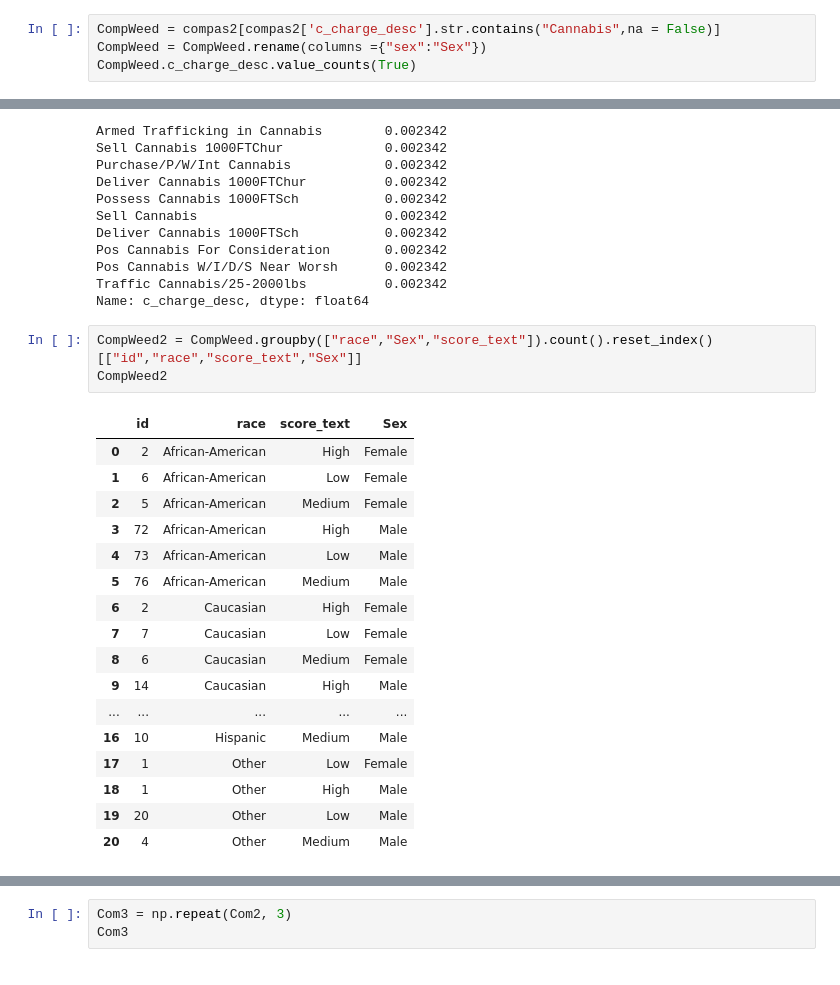
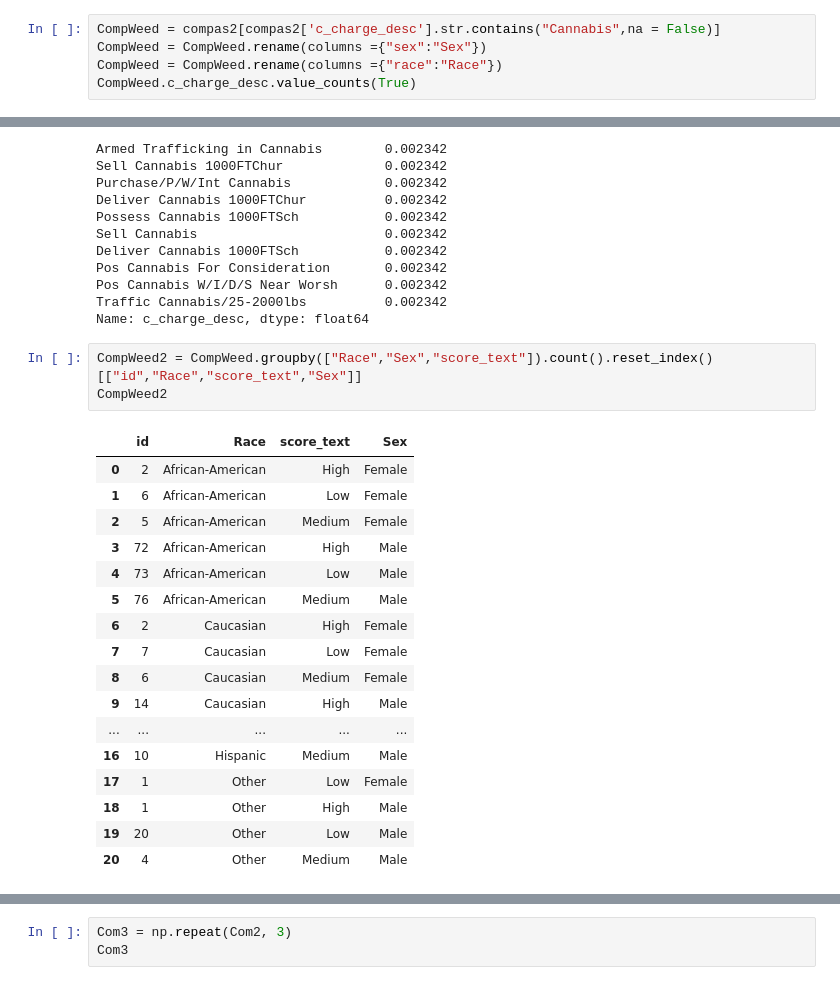
Before and after one commit to CyrusRR/iXDSCourseProject1, a Jupyter notebook: compas-analysis-master/CompasCannabis.ipynb, the cells around one changed output, grey strips where cells are left out. Saved outputs shown, nothing was run; the diff lists cells and outputs as text.

```diff
--- a/compas-analysis-master/CompasCannabis.ipynb
+++ b/compas-analysis-master/CompasCannabis.ipynb
@@ -66,6 +66,7 @@ Name: race, dtype: float64
 # %%
 CompWeed = compas2[compas2['c_charge_desc'].str.contains("Cannabis",na = False)]
 CompWeed = CompWeed.rename(columns ={"sex":"Sex"})
+CompWeed = CompWeed.rename(columns ={"race":"Race"})
 CompWeed.c_charge_desc.value_counts(True)
 # %% [output]
 Pos Cannabis W/Intent Sel/Del        0.306792
@@ -89,10 +90,10 @@ Pos Cannabis W/I/D/S Near Worsh      0.002342
 Traffic Cannabis/25-2000lbs          0.002342
 Name: c_charge_desc, dtype: float64
 # %%
-CompWeed2 = CompWeed.groupby(["race","Sex","score_text"]).count().reset_index()[["id","race","score_text","Sex"]]
+CompWeed2 = CompWeed.groupby(["Race","Sex","score_text"]).count().reset_index()[["id","Race","score_text","Sex"]]
 CompWeed2
 # %% [output]
-|  | id | race | score_text | Sex |
+|  | id | Race | score_text | Sex |
 | 0 | 2 | African-American | High | Female |
 | 1 | 6 | African-American | Low | Female |
 | 2 | 5 | African-American | Medium | Female |
```
Also changed, not shown: parts of 17 cells of this notebook, 2 other files.
